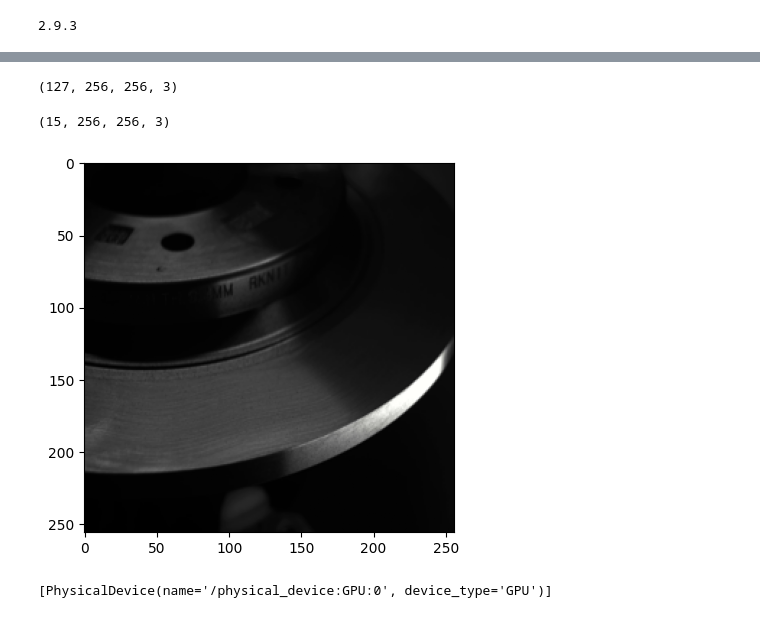
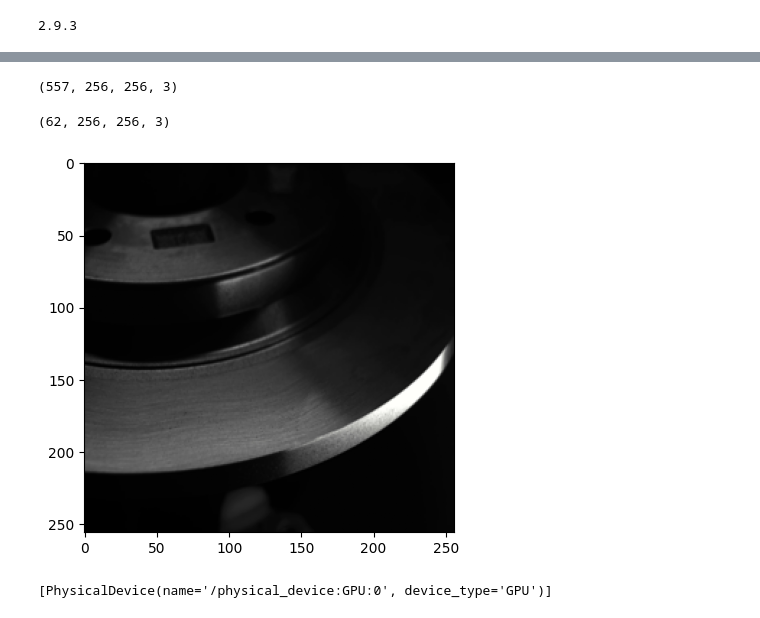
Before and after one commit to hyunsungKR/alibi-detect_test, a Jupyter notebook: test.ipynb, the cells around one changed output, grey strips where cells are left out. Cells and saved outputs as stored; diff of their text form; code cells hidden in the pictures.

```diff
--- a/test.ipynb
+++ b/test.ipynb
@@ -14,7 +14,7 @@ from glob import glob
 # %% [output]
 2.9.3
 # %%
-img_list = glob('C:\\Users\\LEE CHANG YOUNG\\Documents\\GitHub\\alibi-detect_test\\ng\\*.jpg')
+img_list = glob('C:\\Users\\LEE CHANG YOUNG\\Documents\\GitHub\\alibi-detect_test\\ok\\*.jpg')
 # %%
 len(img_list)
 # %% [output]
@@ -52,16 +52,16 @@ x_val = x_val.astype(np.float32) / 255.0
 # %%
 print(x_train.shape)
 # %% [output]
-(127, 256, 256, 3)
+(557, 256, 256, 3)
 # %%
 print(x_val.shape)
 # %% [output]
-(15, 256, 256, 3)
+(62, 256, 256, 3)
 # %%
-plt.imshow(x_train[40])
+plt.imshow(x_train[0])
 plt.show()
 # %% [output]
-[figure, old version]
+[figure, new version]
 # %%
 latent_dim = 1024
 # %%
```
Also changed, not shown: parts of 11 cells of this notebook.
